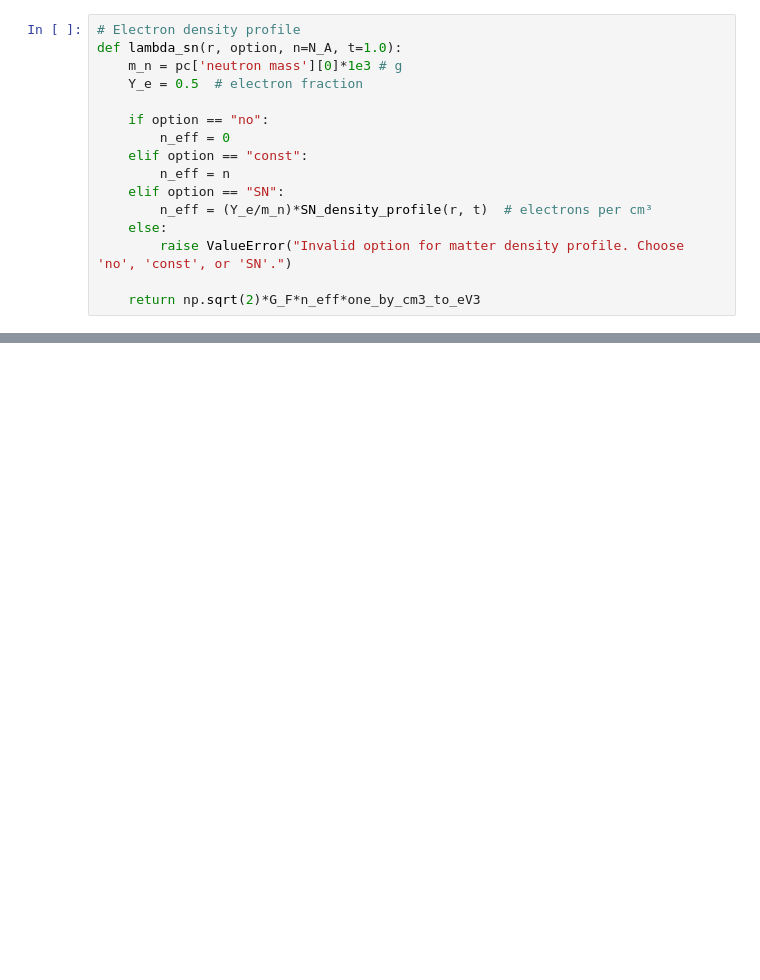
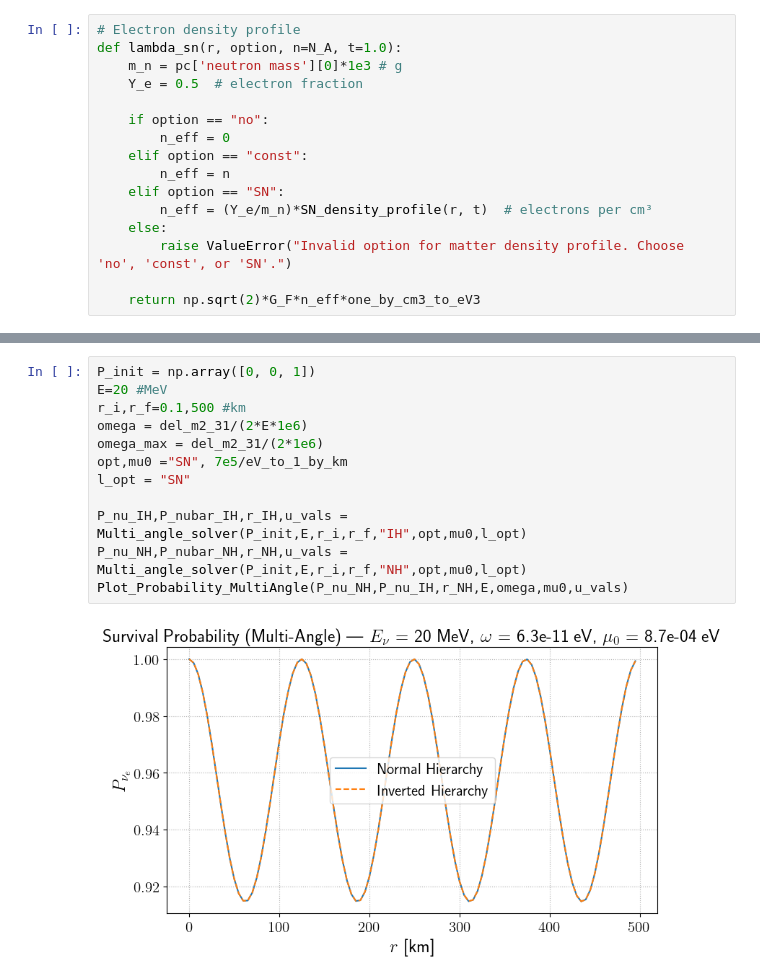
Before and after one commit to soham10/Neutrino-Oscillations, a Jupyter notebook: Multi-Angle Approximations.ipynb, the cells around one changed output, grey strips where cells are left out. Drawn from its saved outputs; the diff is of its cells as text; blank space fills up the shorter version.

```diff
--- a/Multi-Angle Approximations.ipynb
+++ b/Multi-Angle Approximations.ipynb
@@ -261,0 +210,14 @@ Plot_Probability_MultiAngle(sol_NH, sol_IH, r_NH, E, omega, mu0)
+# %%
+P_init = np.array([0, 0, 1])
+E=20 #MeV
+r_i,r_f=0.1,500 #km
+omega = del_m2_31/(2*E*1e6)
+omega_max = del_m2_31/(2*1e6)
+opt,mu0 ="SN", 7e5/eV_to_1_by_km
+l_opt = "SN"
+
+P_nu_IH,P_nubar_IH,r_IH,u_vals = Multi_angle_solver(P_init,E,r_i,r_f,"IH",opt,mu0,l_opt)
+P_nu_NH,P_nubar_NH,r_NH,u_vals = Multi_angle_solver(P_init,E,r_i,r_f,"NH",opt,mu0,l_opt)
+Plot_Probability_MultiAngle(P_nu_NH,P_nu_IH,r_NH,E,omega,mu0,u_vals)
+# %% [output]
+[figure, added]
```
Also changed, not shown: parts of 13 cells of this notebook, 13 other files.
